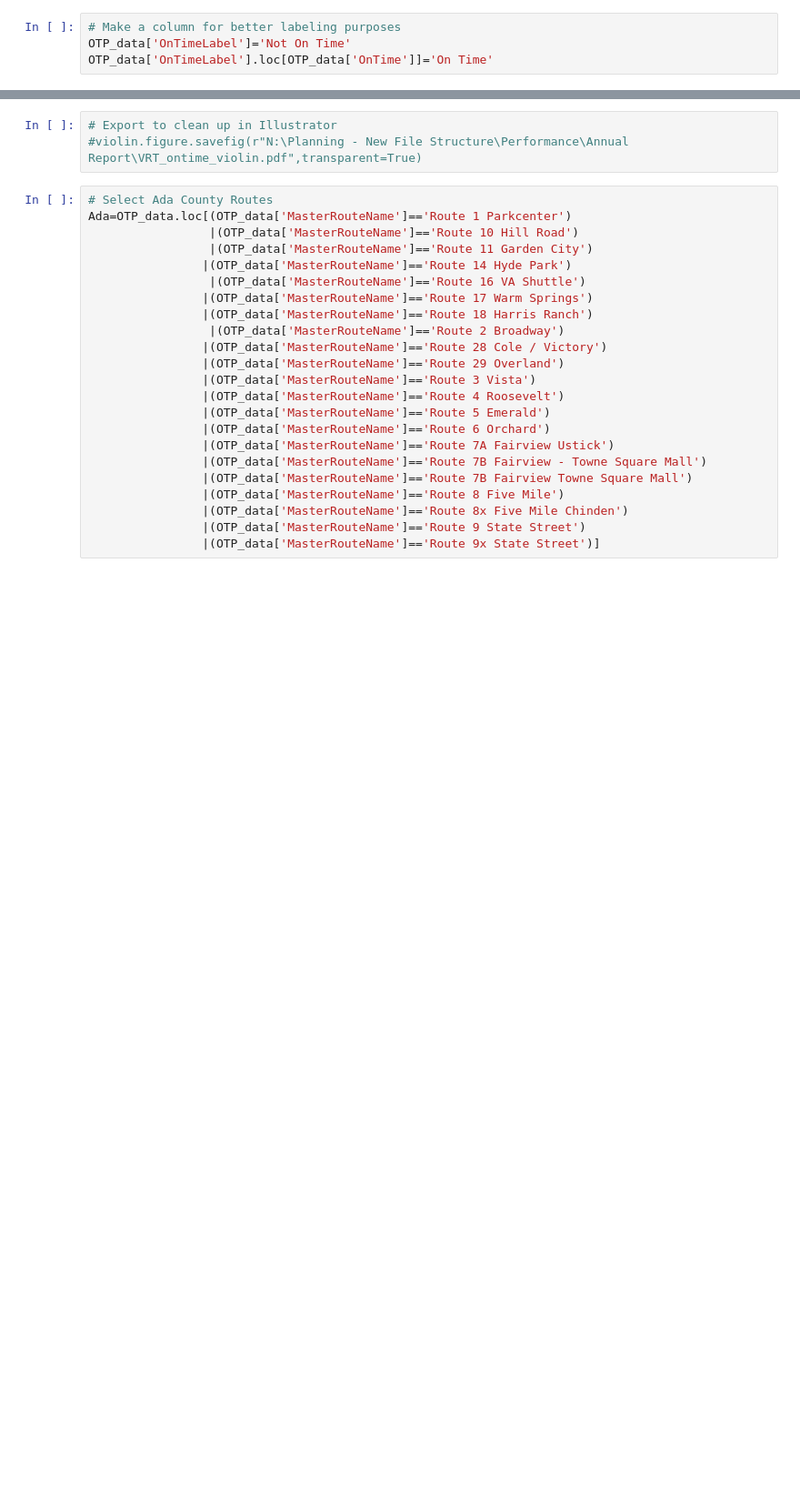
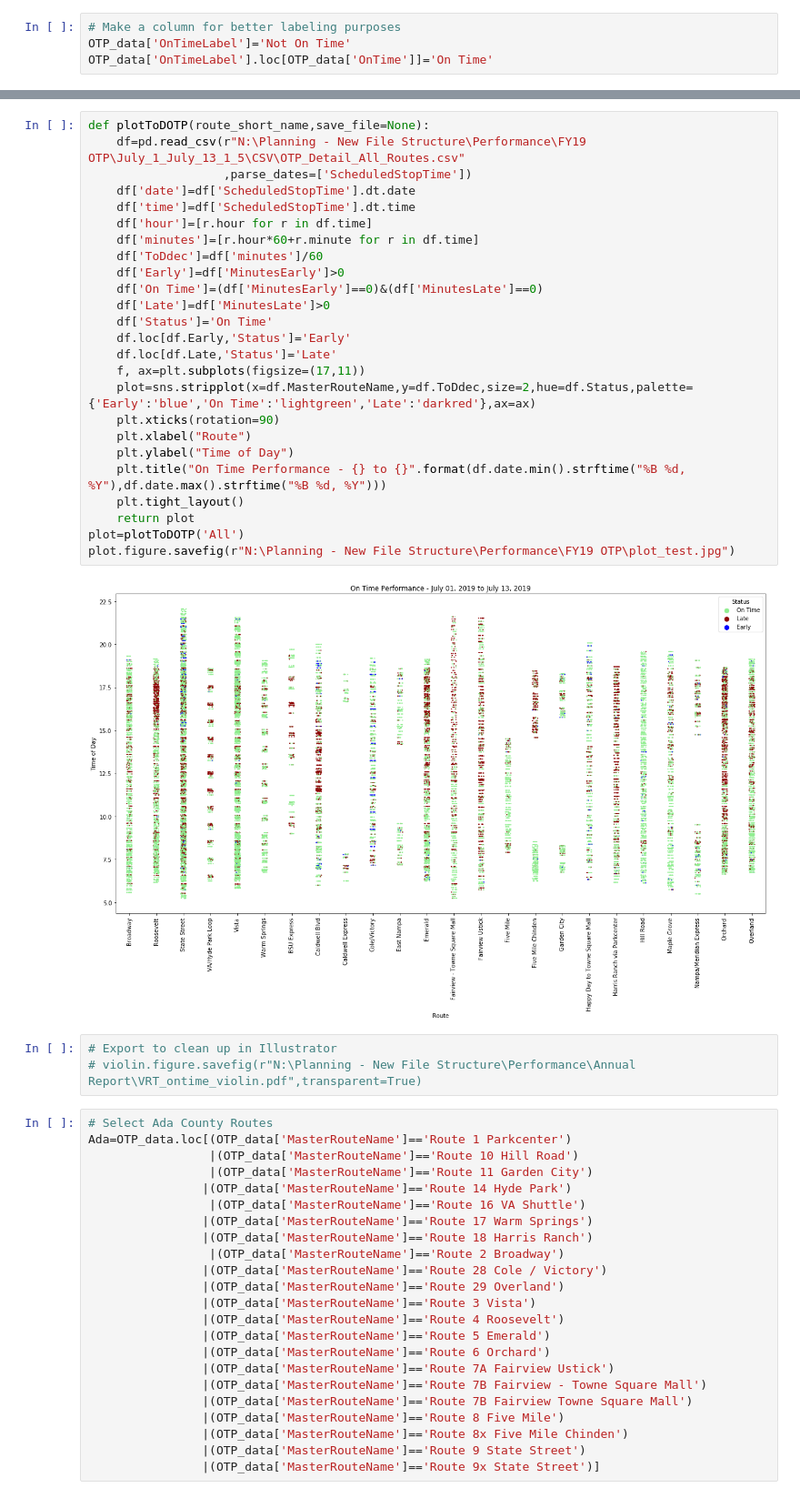
Before and after one commit to bcparker21/VRT_PythonScripts, a Jupyter notebook: Performance/OnTimePerformance/OnTime.ipynb, the cells around one changed output, grey strips where cells are left out. Shown: that part at 91% size. Drawn from its saved outputs; the diff is of its cells as text; blank space fills up the shorter version.

Commit message:
Improve Ontime2

```diff
--- a/Performance/OnTimePerformance/OnTime.ipynb
+++ b/Performance/OnTimePerformance/OnTime.ipynb
@@ -73,6 +73,33 @@ plt.tight_layout()
+# %%
+def plotToDOTP(route_short_name,save_file=None):
+    df=pd.read_csv(r"N:\Planning - New File Structure\Performance\FY19 OTP\July_1_July_13_1_5\CSV\OTP_Detail_All_Routes.csv"
+                   ,parse_dates=['ScheduledStopTime'])
+    df['date']=df['ScheduledStopTime'].dt.date
+    df['time']=df['ScheduledStopTime'].dt.time
+    df['hour']=[r.hour for r in df.time]
+    df['minutes']=[r.hour*60+r.minute for r in df.time]
+    df['ToDdec']=df['minutes']/60
+    df['Early']=df['MinutesEarly']>0
+    df['On Time']=(df['MinutesEarly']==0)&(df['MinutesLate']==0)
+    df['Late']=df['MinutesLate']>0
+    df['Status']='On Time'
+    df.loc[df.Early,'Status']='Early'
+    df.loc[df.Late,'Status']='Late'
+    f, ax=plt.subplots(figsize=(17,11))
+    plot=sns.stripplot(x=df.MasterRouteName,y=df.ToDdec,size=2,hue=df.Status,palette={'Early':'blue','On Time':'lightgreen','Late':'darkred'},ax=ax)
+    plt.xticks(rotation=90)
+    plt.xlabel("Route")
+    plt.ylabel("Time of Day")
+    plt.title("On Time Performance - {} to {}".format(df.date.min().strftime("%B %d, %Y"),df.date.max().strftime("%B %d, %Y")))
+    plt.tight_layout()
+    return plot
+plot=plotToDOTP('All')
+plot.figure.savefig(r"N:\Planning - New File Structure\Performance\FY19 OTP\plot_test.jpg")
+# %% [output]
+[figure, added]
 # %%
 # Export to clean up in Illustrator
-#violin.figure.savefig(r"N:\Planning - New File Structure\Performance\Annual Report\VRT_ontime_violin.pdf",transparent=True)
+# violin.figure.savefig(r"N:\Planning - New File Structure\Performance\Annual Report\VRT_ontime_violin.pdf",transparent=True)
 # %%
 # Select Ada County Routes
 Ada=OTP_data.loc[(OTP_data['MasterRouteName']=='Route 1 Parkcenter')
```
Also changed, not shown: parts of 3 cells of this notebook, 4 other files.
